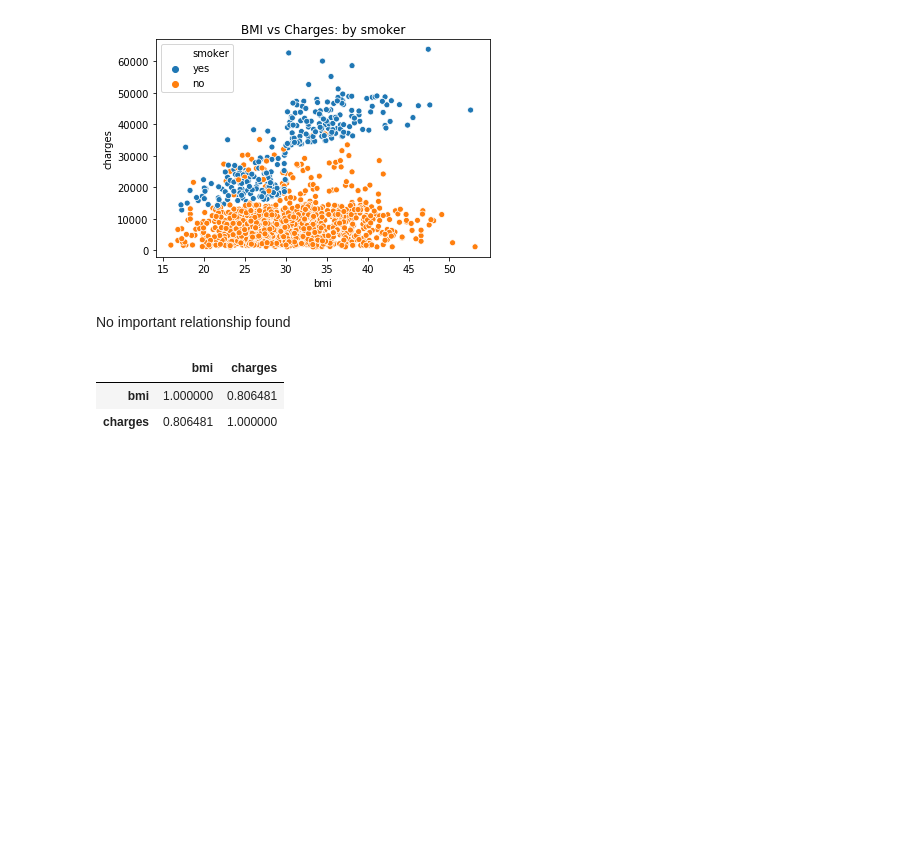
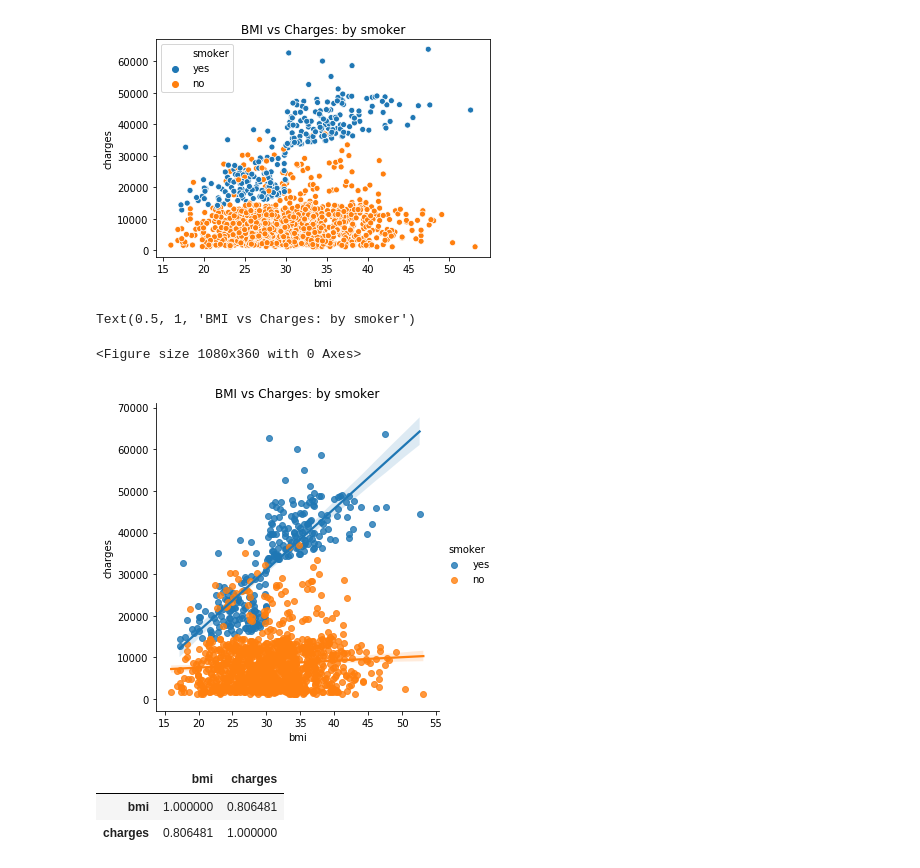
Before and after one commit to rockyclh/US-Insurance-Charges, a Jupyter notebook: US Medical Insurance Cost.ipynb, the cells around one changed output. Saved outputs shown, nothing was run; the diff lists cells and outputs as text; code cells hidden in the pictures; blank space fills up the shorter version.

Commit message:
Updated charts

```diff
--- a/US Medical Insurance Cost.ipynb
+++ b/US Medical Insurance Cost.ipynb
@@ -259,8 +259,14 @@ plt.title("BMI vs Charges: by smoker")
 # %% [output]
 Text(0.5, 1.0, 'BMI vs Charges: by smoker')
 [figure]
-# %% [markdown]
-No important relationship found
+# %%
+plt.figure(figsize=(15,5))
+sns.lmplot(x='bmi', y='charges', hue='smoker', data=insurance_cost)
+plt.title("BMI vs Charges: by smoker")
+# %% [output]
+Text(0.5, 1, 'BMI vs Charges: by smoker')
+<Figure size 1080x360 with 0 Axes>
+[figure, added]
 # %%
 insurance_cost_smoker = insurance_cost[insurance_cost['smoker'] == 'yes']
 bmi_charges_smoker = insurance_cost_smoker[['bmi', 'charges']]
```
Also changed, not shown: parts of 61 cells of this notebook.
